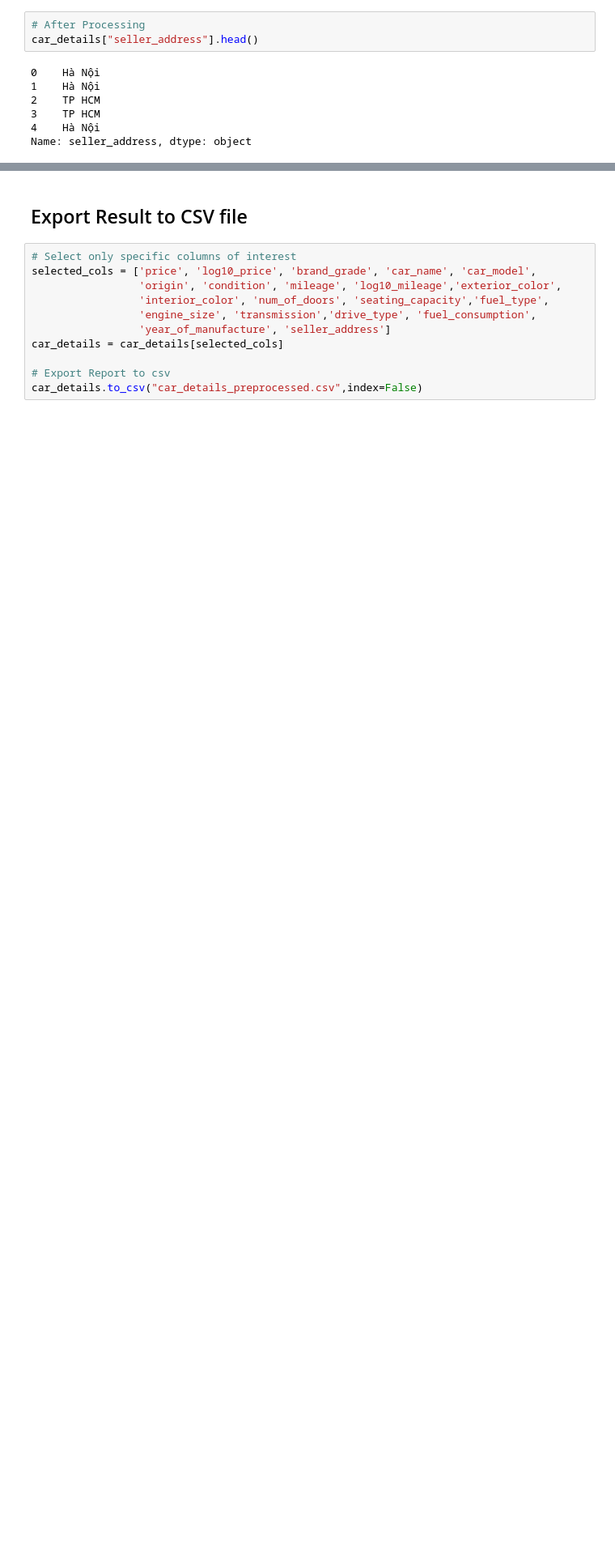
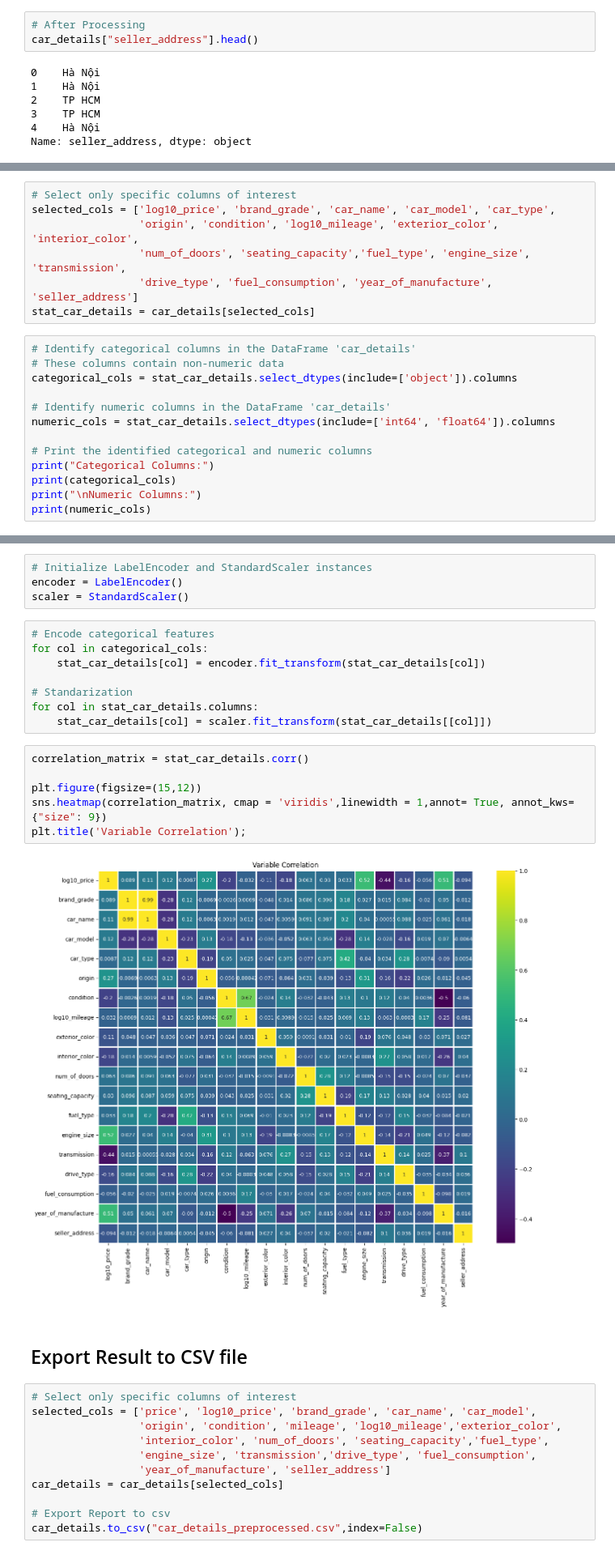
Before and after one commit to duyphuongnguyen1999/Car-Price-Prediction, a Jupyter notebook: Data_Preparation_Module.ipynb, the cells around one changed output, grey strips where cells are left out. Shown at 81% size. Cells and saved outputs as stored; diff of their text form; blank space fills up the shorter version.

```diff
--- a/Data_Preparation_Module.ipynb
+++ b/Data_Preparation_Module.ipynb
@@ -385,0 +401,20 @@ Name: seller_address, dtype: object
+# %%
+# Select only specific columns of interest
+selected_cols = ['log10_price', 'brand_grade', 'car_name', 'car_model', 'car_type',
+                 'origin', 'condition', 'log10_mileage', 'exterior_color', 'interior_color',
+                 'num_of_doors', 'seating_capacity','fuel_type', 'engine_size', 'transmission',
+                 'drive_type', 'fuel_consumption', 'year_of_manufacture', 'seller_address']
+stat_car_details = car_details[selected_cols]
+# %%
+# Identify categorical columns in the DataFrame 'car_details'
+# These columns contain non-numeric data
+categorical_cols = stat_car_details.select_dtypes(include=['object']).columns
+
+# Identify numeric columns in the DataFrame 'car_details'
+numeric_cols = stat_car_details.select_dtypes(include=['int64', 'float64']).columns
+
+# Print the identified categorical and numeric columns
+print("Categorical Columns:")
+print(categorical_cols)
+print("\nNumeric Columns:")
+print(numeric_cols)
@@ -386,3 +432,23 @@ Name: seller_address, dtype: object
+# %%
+# Initialize LabelEncoder and StandardScaler instances
+encoder = LabelEncoder()
+scaler = StandardScaler()
+# %%
+# Encode categorical features
+for col in categorical_cols:
+    stat_car_details[col] = encoder.fit_transform(stat_car_details[col])
+
+# Standarization
+for col in stat_car_details.columns:
+    stat_car_details[col] = scaler.fit_transform(stat_car_details[[col]])
+# %%
+correlation_matrix = stat_car_details.corr()
+
+plt.figure(figsize=(15,12))
+sns.heatmap(correlation_matrix, cmap = 'viridis',linewidth = 1,annot= True, annot_kws={"size": 9})
+plt.title('Variable Correlation');
+# %% [output]
+[figure, added]
 # %% [markdown]
 ## Export Result to CSV file
 # %%
```
Also changed, not shown: parts of 70 cells of this notebook.
